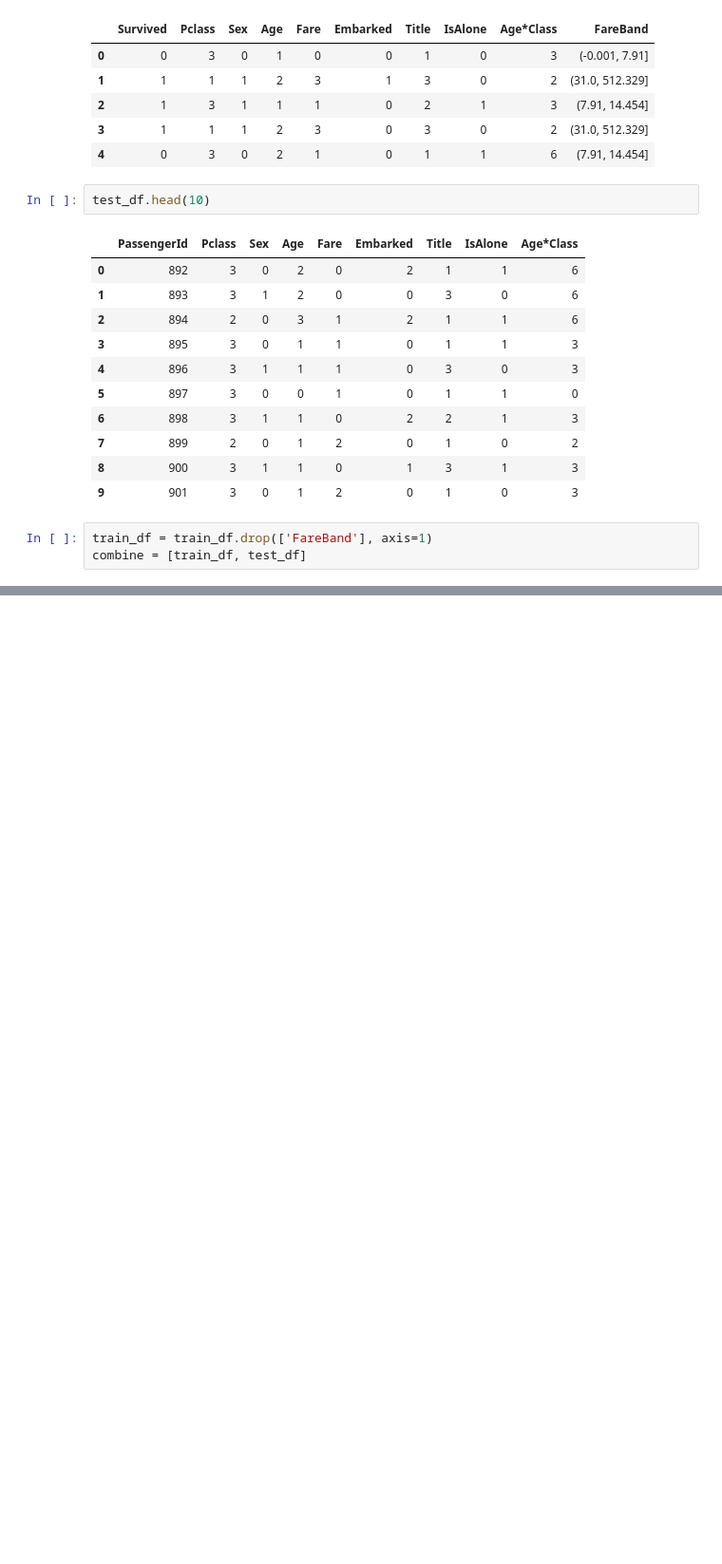
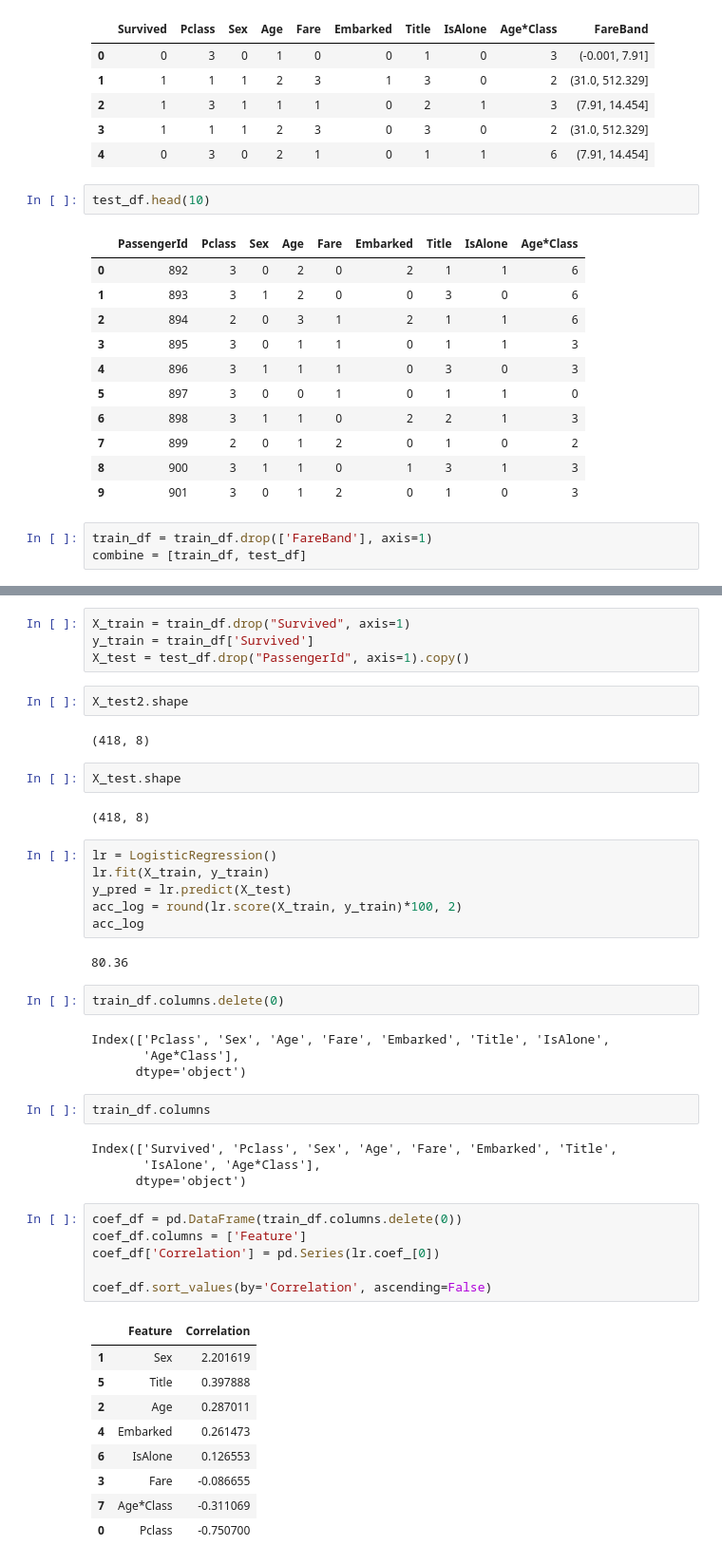
Before and after one commit to ducksfrogs/ma_kaggle, a Jupyter notebook: titanic/jup/eda2.ipynb, the cells around one changed output, grey strips where cells are left out. Shown at 95% size. Drawn from its saved outputs; the diff is of its cells as text; blank space fills up the shorter version.

```diff
--- a/titanic/jup/eda2.ipynb
+++ b/titanic/jup/eda2.ipynb
@@ -459,0 +462,48 @@ combine = [train_df, test_df]
+# %%
+X_train = train_df.drop("Survived", axis=1)
+y_train = train_df['Survived']
+X_test = test_df.drop("PassengerId", axis=1).copy()
+# %%
+X_test2.shape
+# %% [output]
+(418, 8)
+# %%
+X_test.shape
+# %% [output]
+(418, 8)
+# %%
+lr = LogisticRegression()
+lr.fit(X_train, y_train)
+y_pred = lr.predict(X_test)
+acc_log = round(lr.score(X_train, y_train)*100, 2)
+acc_log
+# %% [output]
+80.36
+# %%
+train_df.columns.delete(0)
+# %% [output]
+Index(['Pclass', 'Sex', 'Age', 'Fare', 'Embarked', 'Title', 'IsAlone',
+       'Age*Class'],
+      dtype='object')
+# %%
+train_df.columns
+# %% [output]
+Index(['Survived', 'Pclass', 'Sex', 'Age', 'Fare', 'Embarked', 'Title',
+       'IsAlone', 'Age*Class'],
+      dtype='object')
+# %%
+coef_df = pd.DataFrame(train_df.columns.delete(0))
+coef_df.columns = ['Feature']
+coef_df['Correlation'] = pd.Series(lr.coef_[0])
+
+coef_df.sort_values(by='Correlation', ascending=False)
+# %% [output]
+|  | Feature | Correlation |
+| 1 | Sex | 2.201619 |
+| 5 | Title | 0.397888 |
+| 2 | Age | 0.287011 |
+| 4 | Embarked | 0.261473 |
+| 6 | IsAlone | 0.126553 |
+| 3 | Fare | -0.086655 |
+| 7 | Age*Class | -0.311069 |
+| 0 | Pclass | -0.750700 |
```
Also changed, not shown: parts of 5 cells of this notebook, 1 other file.
